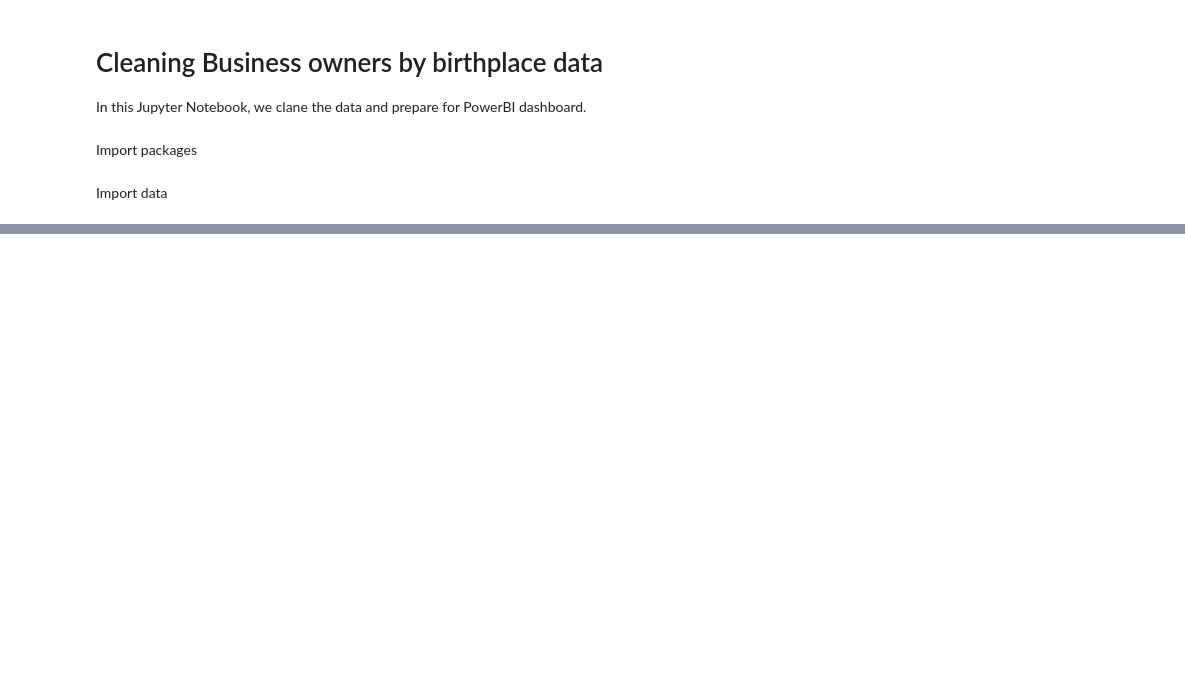
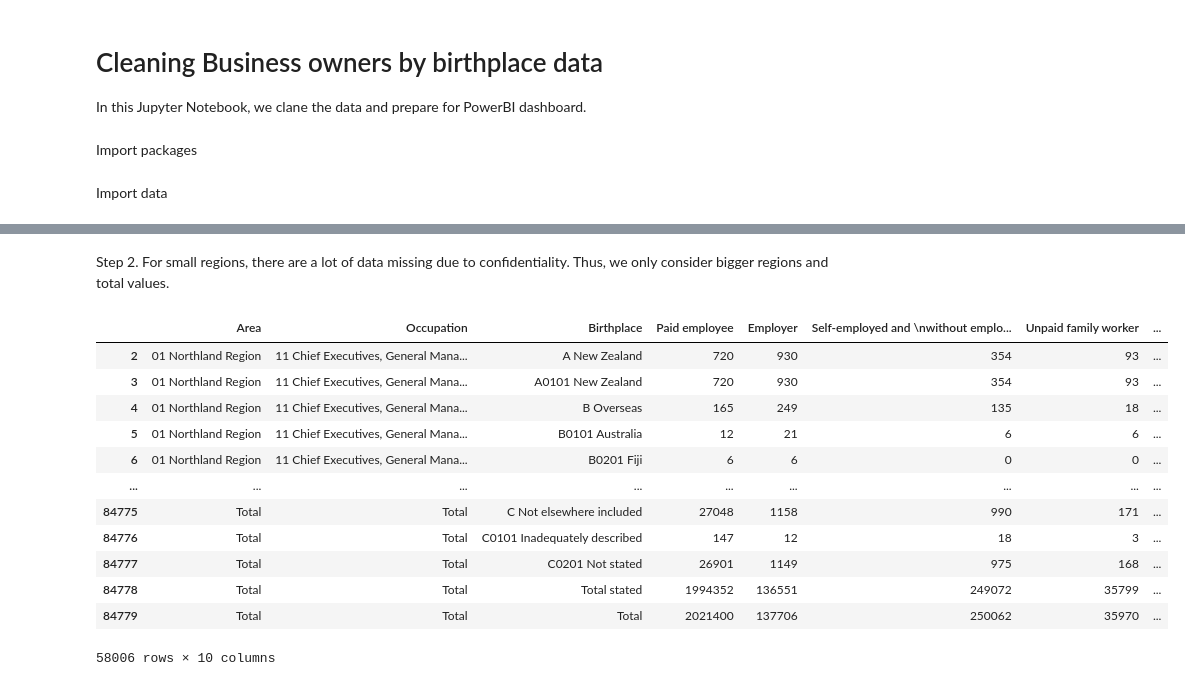
Before and after one commit to PascalEunSigCheon/NZBA-Business-Owners-by-Birthplace, a Jupyter notebook: Cleaning data.ipynb, the cells around one changed output, grey strips where cells are left out. Saved outputs shown, nothing was run; the diff lists cells and outputs as text; code cells hidden in the pictures; blank space fills up the shorter version.

```diff
--- a/Cleaning data.ipynb
+++ b/Cleaning data.ipynb
@@ -48,0 +53,19 @@ df.drop(range(0, 10))
+# %% [markdown]
+Step 2. For small regions, there are a lot of data missing due to confidentiality. Thus, we only consider bigger regions and total values.
+# %%
+df = df[~df['Area'].isin(['05 Gisborne Region', '16 Tasman Region', '17 Nelson Region', '18 Marlborough Region', '99 Area Outside Region', '88 Overseas'])]
+df
+# %% [output]
+|  | Area | Occupation | Birthplace | Paid employee | Employer | Self-employed and \nwithout emplo... | Unpaid family worker | ... |
+| 2 | 01 Northland Region | 11 Chief Executives, General Mana... | A New Zealand | 720 | 930 | 354 | 93 | ... |
+| 3 | 01 Northland Region | 11 Chief Executives, General Mana... | A0101 New Zealand | 720 | 930 | 354 | 93 | ... |
+| 4 | 01 Northland Region | 11 Chief Executives, General Mana... | B Overseas | 165 | 249 | 135 | 18 | ... |
+| 5 | 01 Northland Region | 11 Chief Executives, General Mana... | B0101 Australia | 12 | 21 | 6 | 6 | ... |
+| 6 | 01 Northland Region | 11 Chief Executives, General Mana... | B0201 Fiji | 6 | 6 | 0 | 0 | ... |
+| ... | ... | ... | ... | ... | ... | ... | ... | ... |
+| 84775 | Total | Total | C Not elsewhere included | 27048 | 1158 | 990 | 171 | ... |
+| 84776 | Total | Total | C0101 Inadequately described | 147 | 12 | 18 | 3 | ... |
+| 84777 | Total | Total | C0201 Not stated | 26901 | 1149 | 975 | 168 | ... |
+| 84778 | Total | Total | Total stated | 1994352 | 136551 | 249072 | 35799 | ... |
+| 84779 | Total | Total | Total | 2021400 | 137706 | 250062 | 35970 | ... |
+58006 rows × 10 columns
```
Also changed, not shown: parts of 20 cells of this notebook.
